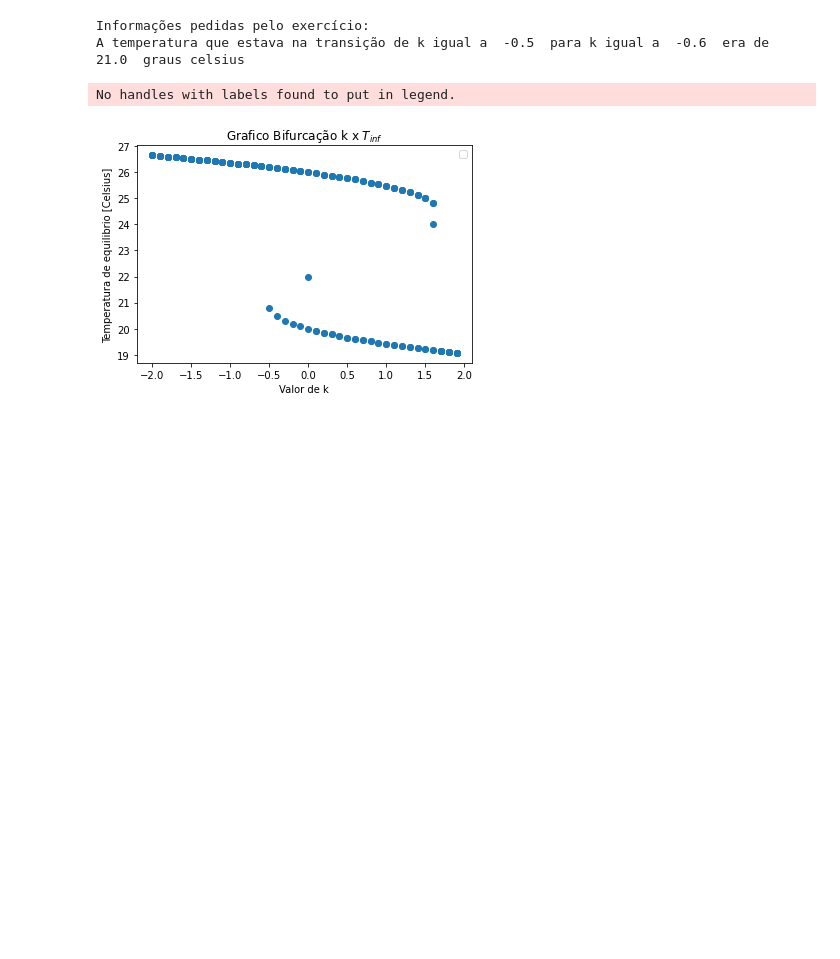
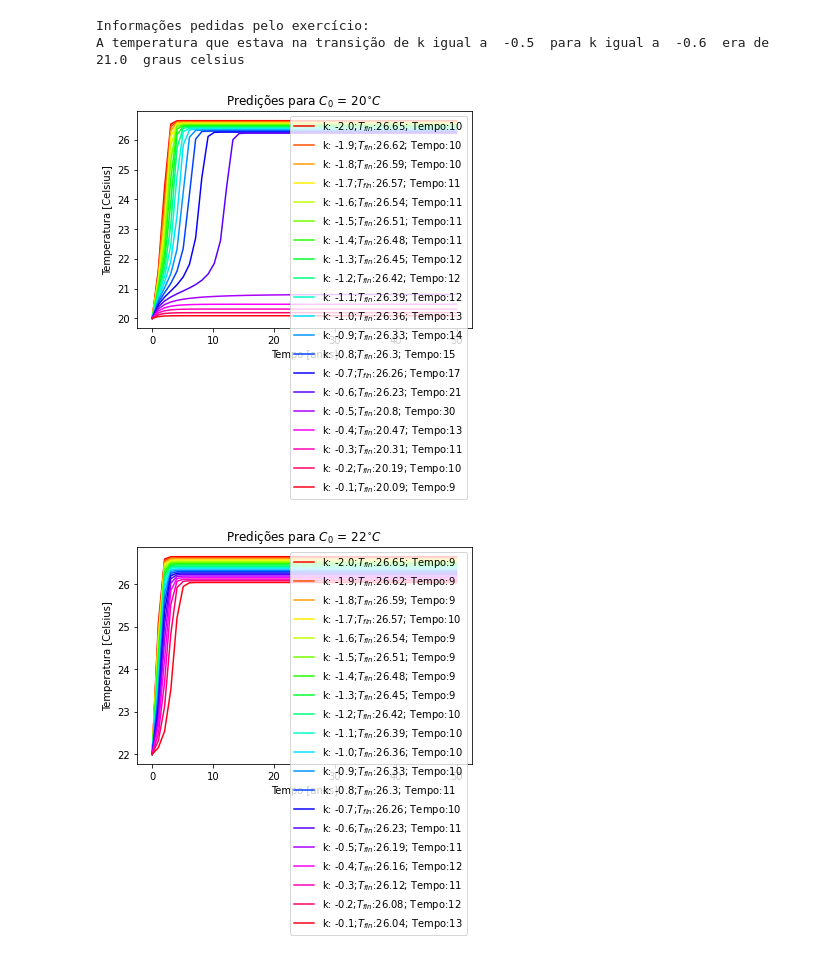
Before and after one commit to MataiasCost/Python_UERJ, a Jupyter notebook: Projeto1_IntroPythonUERJ.ipynb, the cells around one changed output. Cells and saved outputs as stored; diff of their text form; code cells hidden in the pictures; blank space fills up the shorter version.

```diff
--- a/Projeto1_IntroPythonUERJ.ipynb
+++ b/Projeto1_IntroPythonUERJ.ipynb
@@ -478,7 +502,7 @@ def adquirir_valores_e_fazer_plots(valores_k,lista_temperatura,flag_quero_temp_e
       plt.xlabel("Valor de k")
       plt.ylabel("Temperatura de equilibrio [Celsius]")
       plt.title(titulo)
-      plt.legend()
+      plt.legend( prop={'size': 10})
       plt.show()
 
   if flag_inverter:
@@ -499,7 +523,7 @@ def adquirir_valores_e_fazer_plots(valores_k,lista_temperatura,flag_quero_temp_e
         plt.xlabel("Tempo [anos]")
         plt.ylabel("Temperatura [Celsius]")
         plt.title(titulo)
-        plt.legend()
+        plt.legend( prop={'size': 10})
         plt.show()
     else:
       for x in range(len(lista_temperatura)):
@@ -515,7 +539,7 @@ def adquirir_valores_e_fazer_plots(valores_k,lista_temperatura,flag_quero_temp_e
         plt.xlabel("Tempo [anos]")
         plt.ylabel("Temperatura [Celsius]")
         plt.title(titulo)
-        plt.legend()
+        plt.legend( prop={'size': 10})
         plt.show()
   if  not (flag_inverter or flag_KxT):
     #Resolvendo a EDO
@@ -536,7 +560,7 @@ def adquirir_valores_e_fazer_plots(valores_k,lista_temperatura,flag_quero_temp_e
         plt.xlabel("Tempo [anos]")
         plt.ylabel("Temperatura [Celsius]")
         plt.title(titulo)
-        plt.legend()
+        plt.legend( prop={'size': 10})
         plt.show()
       else:
 
@@ -552,38 +576,38 @@ def adquirir_valores_e_fazer_plots(valores_k,lista_temperatura,flag_quero_temp_e
         plt.xlabel("Tempo [anos]")
         plt.ylabel("Temperatura [Celsius]")
         plt.title(titulo)
-        plt.legend()
+        plt.legend( prop={'size': 10})
         plt.show()
 
 #Esse algoritmo considera a temperatura de estabilidade aquela que apresentar 5 ou mais ocorrencias consecutivas e com precisão até a uma casa decimal.
 def achar_temperatura_equilibrio_e_tempo_pra_chegar_nela(y):
   flag_chegamos_no_equilibrio = False
   valor_anterior = -999
   tempo_para_chegar_na_temperatura = -1
   numero_de_ocorrencias = 0
   for valor_temperatura in y:
     #print('valor anterior: ',round(float(valor_anterior),3))
     #print('valor temperatura: ',round(float(valor_temperatura),3))
     if round(float(valor_anterior),2) == round(float(valor_temperatura),2):
       numero_de_ocorrencias += 1
       valor_anterior = valor_temperatura
     elif valor_anterior != valor_temperatura:
       numero_de_ocorrencias = 0
       valor_anterior = valor_temperatura
     #print(numero_de_ocorrencias)
     if numero_de_ocorrencias > 5:            # optei por escolher o valor da temperatura se ele se mantiver por mais de 5 anos.
       flag_chegamos_no_equilibrio = True
       tempo_para_chegar_na_temperatura = list(y).index(valor_temperatura)
       break
     #print('-----------------')
   #print(flag_chegamos_no_equilibrio)
   return flag_chegamos_no_equilibrio,tempo_para_chegar_na_temperatura, round(float(valor_temperatura),2)
 
 
 Lista_das_temperaturas = np.arange(20,30,2)                      # Declaração da lista de valores da temperatura, começando com 0 e chegando até 50, em intervalos de 50/10 graus
-Lista_dos_valores_de_k = np.arange(-2,2,0.1)                    # Declaração da lista de valores de ks, começando com -3 e chegando até 3, em intervalos regulares de 6/20
+Lista_dos_valores_de_k = np.arange(-2,0,0.1)                    # Declaração da lista de valores de ks, começando com -3 e chegando até 3, em intervalos regulares de 6/20
 
-adquirir_valores_e_fazer_plots(Lista_dos_valores_de_k,Lista_das_temperaturas,False,False,True)
+adquirir_valores_e_fazer_plots(Lista_dos_valores_de_k,Lista_das_temperaturas,False,False,False)
 # %% [output]
-No handles with labels found to put in legend.
-[figure, old version]
+[figure, new version]
+[figure, added]
```
Also changed, not shown: parts of 2 cells of this notebook.
